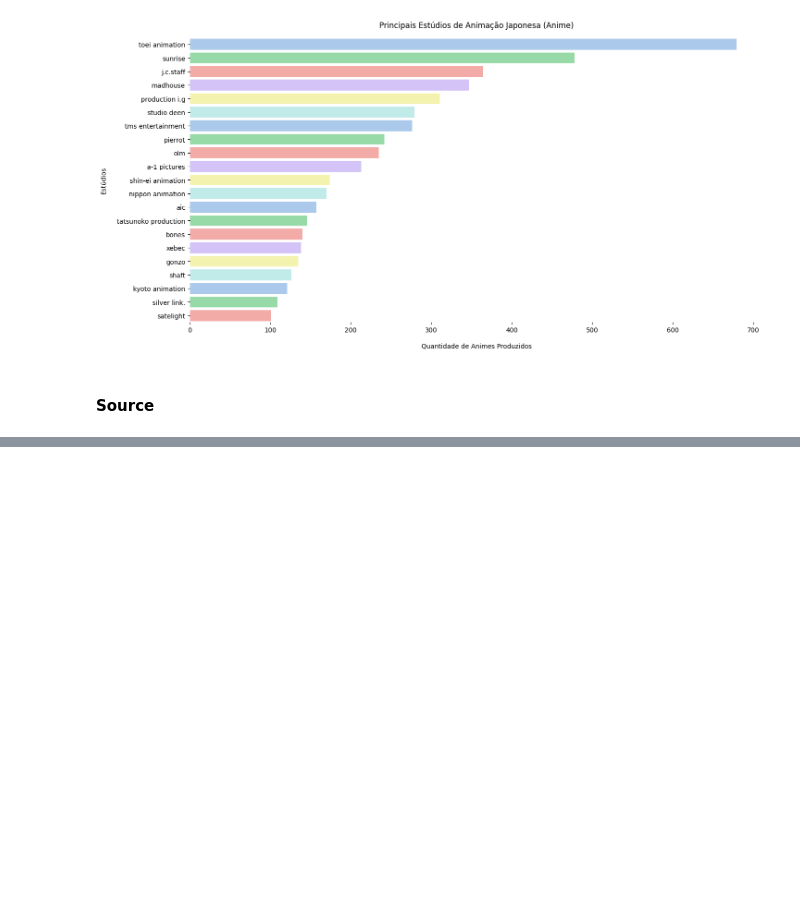
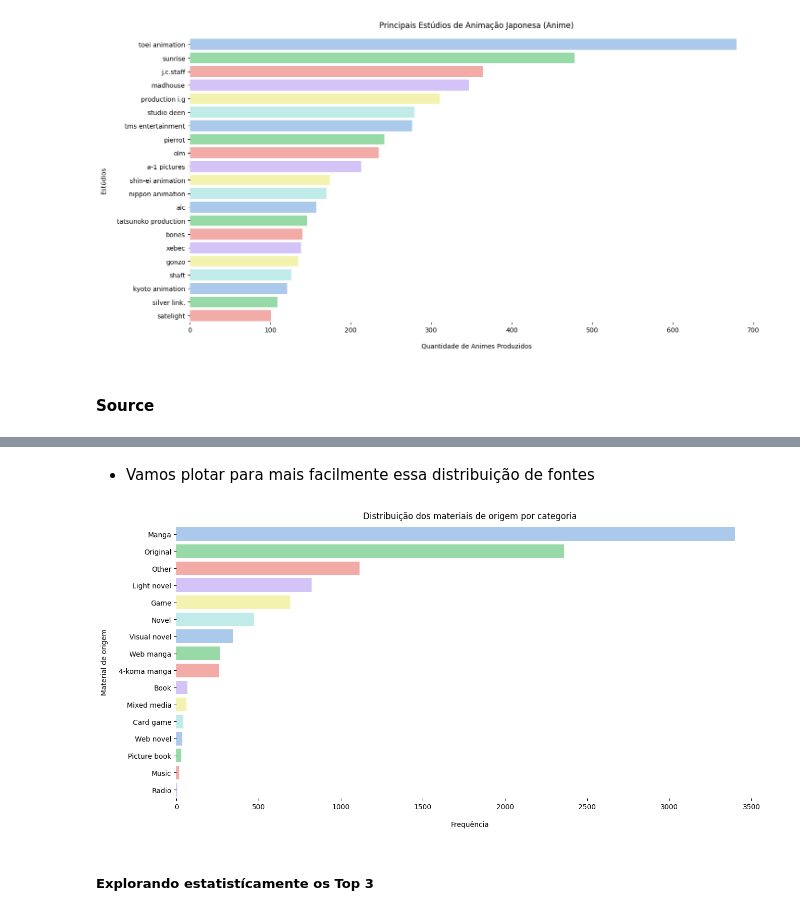
Before and after one commit to guievbs/anime-insights, a Jupyter notebook: notebooks/analise.ipynb, the cells around one changed output, grey strips where cells are left out. Saved outputs shown, nothing was run; the diff lists cells and outputs as text; code cells hidden in the pictures; blank space fills up the shorter version.

```diff
--- a/notebooks/analise.ipynb
+++ b/notebooks/analise.ipynb
@@ -557,0 +629,5 @@ analisar as origens e o rating
+# %%
+df['Source'] = df['Source'].replace('Unknown', 'Other')
+
+unique_sources =df['Source'].unique()
+print(unique_sources)
@@ -557,0 +640,8 @@ analisar as origens e o rating
+# %%
+s_counts = df['Source'].value_counts()
+s_desc = df['Source'].describe()
+print('-' * 50)
+print(s_desc)
+print('-' * 50)
+print(s_counts)
+print('-' * 50)
@@ -557,0 +678,19 @@ analisar as origens e o rating
+# %% [markdown]
+- Vamos plotar para mais facilmente essa distribuição de fontes
+# %%
+f, ax = plt.subplots(figsize=(15, 7))
+
+sns.barplot(x=s_counts.values, y=s_counts.index, palette="pastel6", ax=ax)
+sns.despine(left=True, bottom=True)
+
+ax.set_title('Distribuição dos materiais de origem por categoria', pad=10)
+
+# Rótulos aos eixos
+ax.set_xlabel("Frequência", labelpad=15)
+ax.set_ylabel("Material de origem", labelpad=15)
+
+plt.show()
+# %% [output]
+[figure, added]
+# %% [markdown]
+##### Explorando estatistícamente os Top 3
```
Also changed, not shown: parts of 25 cells of this notebook, 1 other file.
